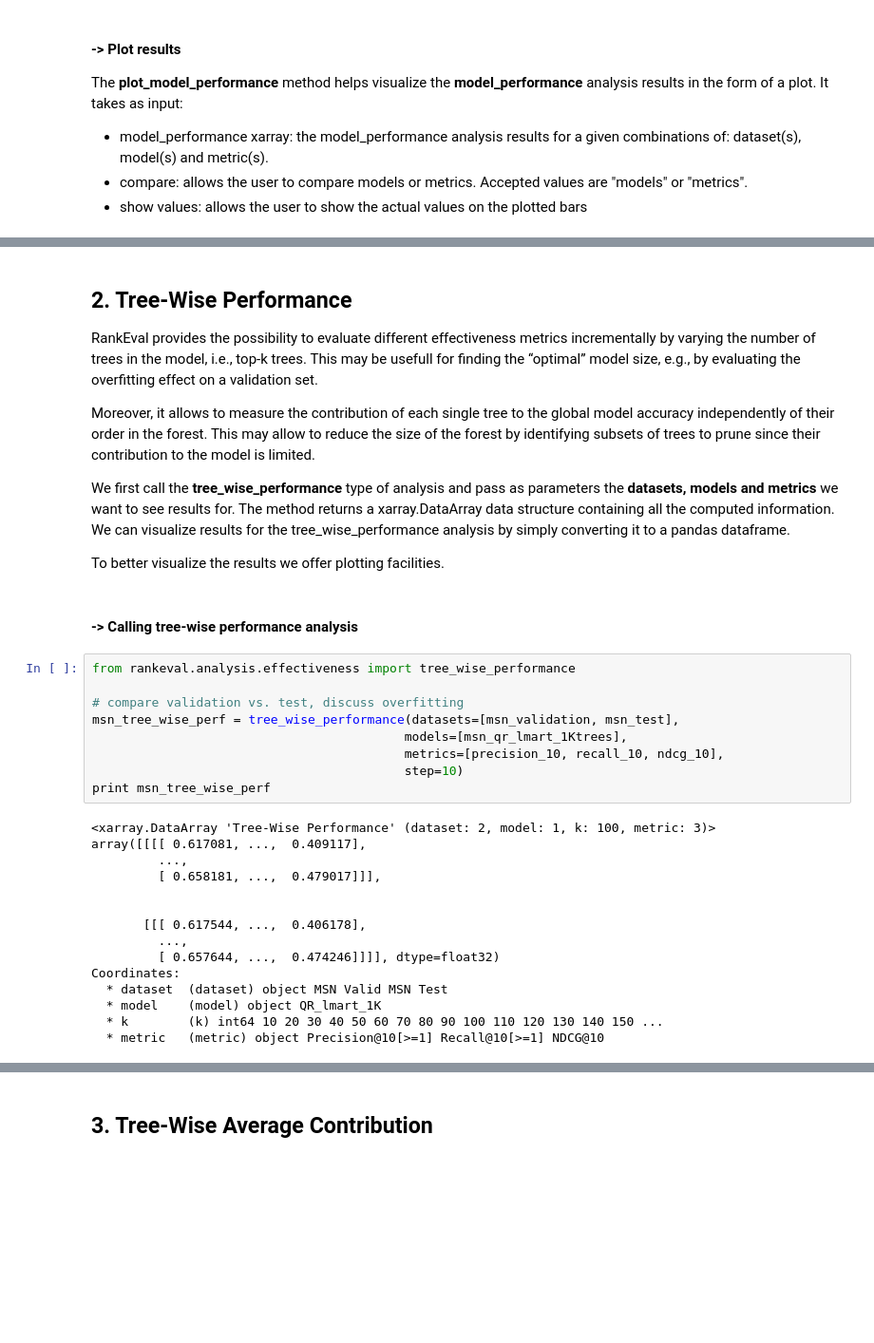
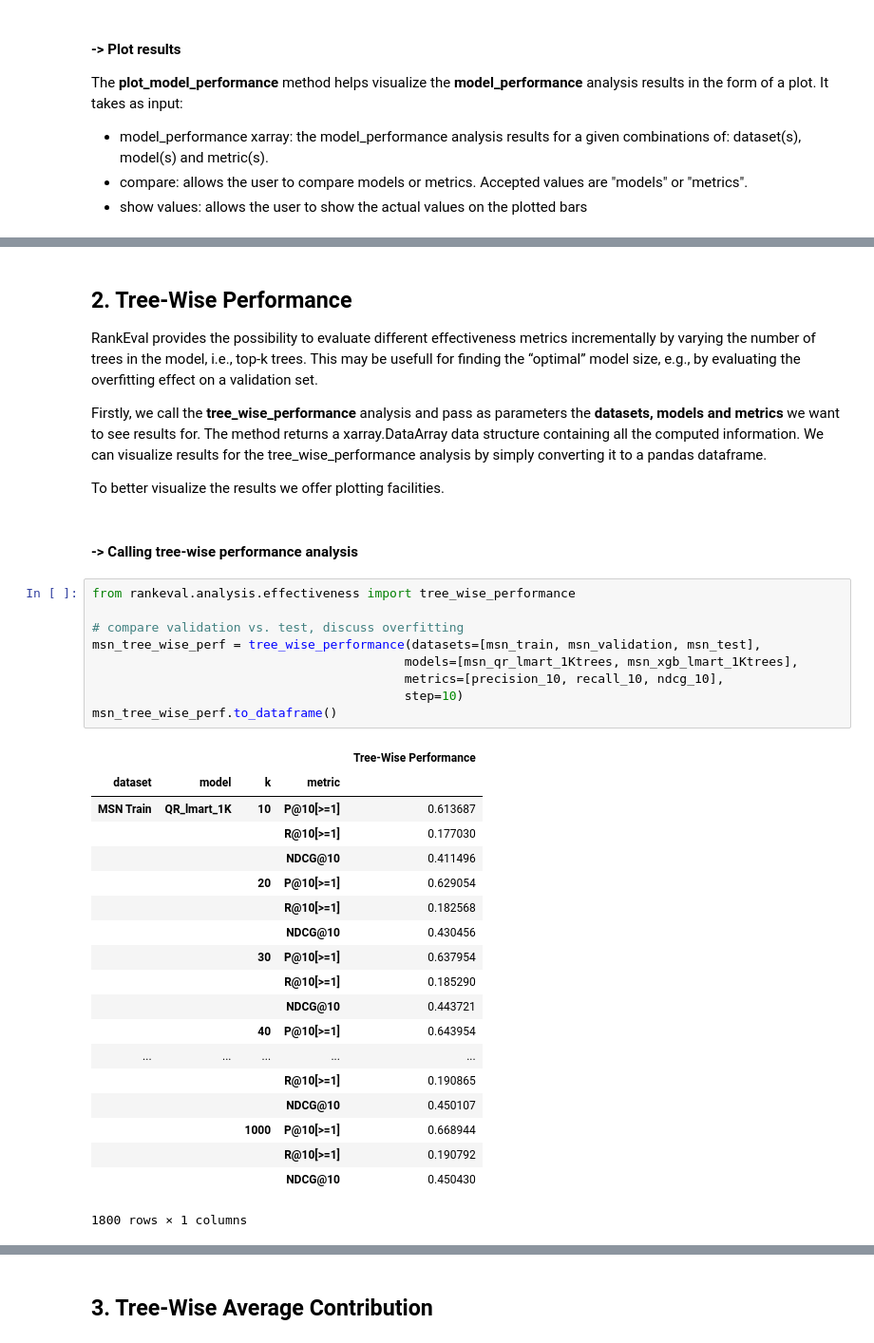
Before and after one commit to hpclab/rankeval, a Jupyter notebook: notebooks/RankEval - Effectiveness Analysis.ipynb, the cells around one changed output, grey strips where cells are left out. Shown at 95% size. Cells and saved outputs as stored; diff of their text form; blank space fills up the shorter version.

```diff
--- a/notebooks/RankEval - Effectiveness Analysis.ipynb
+++ b/notebooks/RankEval - Effectiveness Analysis.ipynb
@@ -157,9 +156,7 @@ SyntaxError: invalid syntax
 
 RankEval provides the possibility to evaluate different effectiveness metrics incrementally by varying the number of trees in the model, i.e., top-k trees. This may be usefull for finding the “optimal” model size, e.g., by evaluating the overfitting effect on a validation set.
 
-Moreover, it allows to measure the contribution of each single tree to the global model accuracy independently of their order in the forest. This may  allow to reduce the size of the forest by identifying subsets of trees to prune since their contribution to the model is limited.
-
-We first call the **tree_wise_performance** type of analysis and pass as parameters the **datasets, models and metrics** we want to see results for. The method returns a xarray.DataArray data structure containing all the computed information. We can visualize results for the tree_wise_performance analysis by simply converting it to a pandas dataframe.
+Firstly, we call the **tree_wise_performance** analysis and pass as parameters the **datasets, models and metrics** we want to see results for. The method returns a xarray.DataArray data structure containing all the computed information. We can visualize results for the tree_wise_performance analysis by simply converting it to a pandas dataframe.
 
 To better visualize the results we offer plotting facilities.
 # %% [markdown]
@@ -167,27 +164,32 @@ To better visualize the results we offer plotting facilities.
 # %%
 from rankeval.analysis.effectiveness import tree_wise_performance
 
 # compare validation vs. test, discuss overfitting
-msn_tree_wise_perf = tree_wise_performance(datasets=[msn_validation, msn_test],
-                                          models=[msn_qr_lmart_1Ktrees],
+msn_tree_wise_perf = tree_wise_performance(datasets=[msn_train, msn_validation, msn_test],
+                                          models=[msn_qr_lmart_1Ktrees, msn_xgb_lmart_1Ktrees],
                                           metrics=[precision_10, recall_10, ndcg_10],
                                           step=10)
-print msn_tree_wise_perf
+msn_tree_wise_perf.to_dataframe()
 # %% [output]
+|  |  |  |  | Tree-Wise Performance |
+| dataset | model | k | metric |  |
+| MSN Train | QR_lmart_1K | 10 | P@10[>=1] | 0.613687 |
+|  |  |  | R@10[>=1] | 0.177030 |
+|  |  |  | NDCG@10 | 0.411496 |
+|  |  | 20 | P@10[>=1] | 0.629054 |
+|  |  |  | R@10[>=1] | 0.182568 |
+|  |  |  | NDCG@10 | 0.430456 |
+|  |  | 30 | P@10[>=1] | 0.637954 |
+|  |  |  | R@10[>=1] | 0.185290 |
+|  |  |  | NDCG@10 | 0.443721 |
+|  |  | 40 | P@10[>=1] | 0.643954 |
+| ... | ... | ... | ... | ... |
+|  |  |  | R@10[>=1] | 0.190865 |
+|  |  |  | NDCG@10 | 0.450107 |
+|  |  | 1000 | P@10[>=1] | 0.668944 |
+|  |  |  | R@10[>=1] | 0.190792 |
+|  |  |  | NDCG@10 | 0.450430 |
-<xarray.DataArray 'Tree-Wise Performance' (dataset: 2, model: 1, k: 100, metric: 3)>
-array([[[[ 0.617081, ...,  0.409117],
-         ...,
-         [ 0.658181, ...,  0.479017]]],
-
-
-       [[[ 0.617544, ...,  0.406178],
-         ...,
-         [ 0.657644, ...,  0.474246]]]], dtype=float32)
-Coordinates:
-  * dataset  (dataset) object MSN Valid MSN Test
-  * model    (model) object QR_lmart_1K
-  * k        (k) int64 10 20 30 40 50 60 70 80 90 100 110 120 130 140 150 ...
-  * metric   (metric) object Precision@10[>=1] Recall@10[>=1] NDCG@10
+1800 rows × 1 columns
 # %% [markdown]
 #### -> Plot results
 
```
Also changed, not shown: parts of 11 cells of this notebook, 6 other files.
